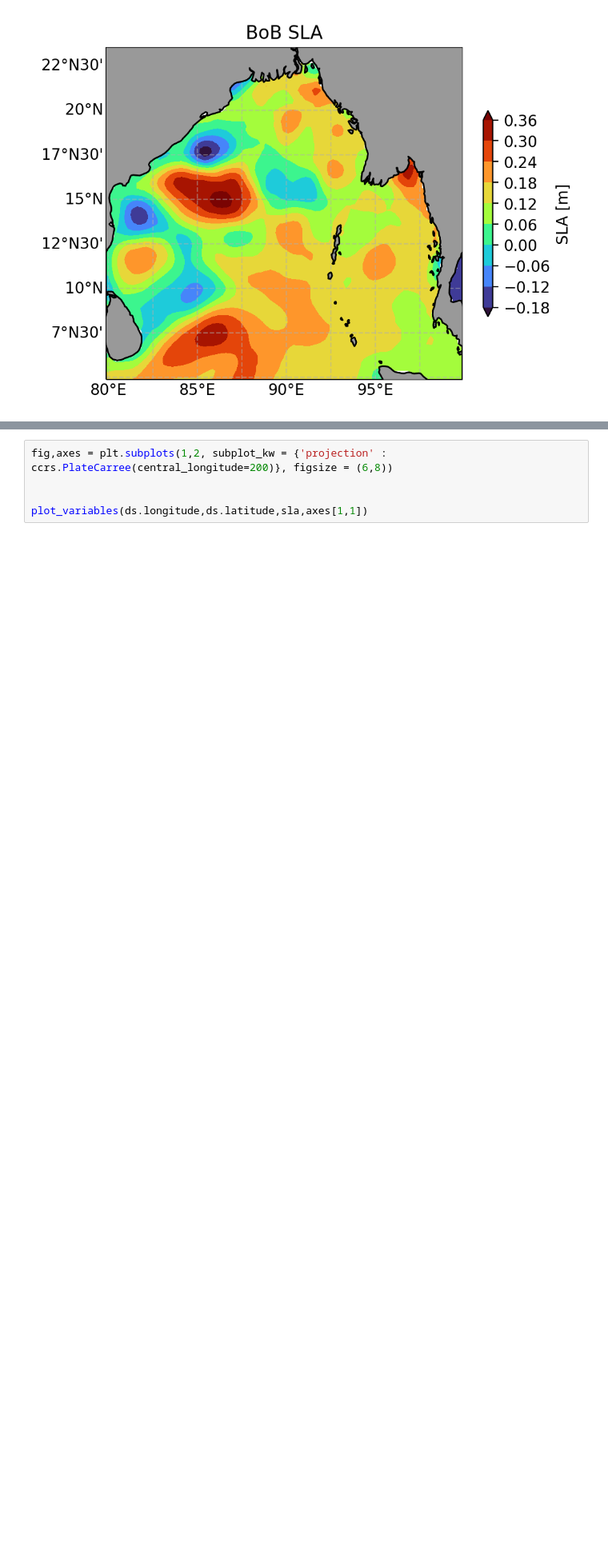
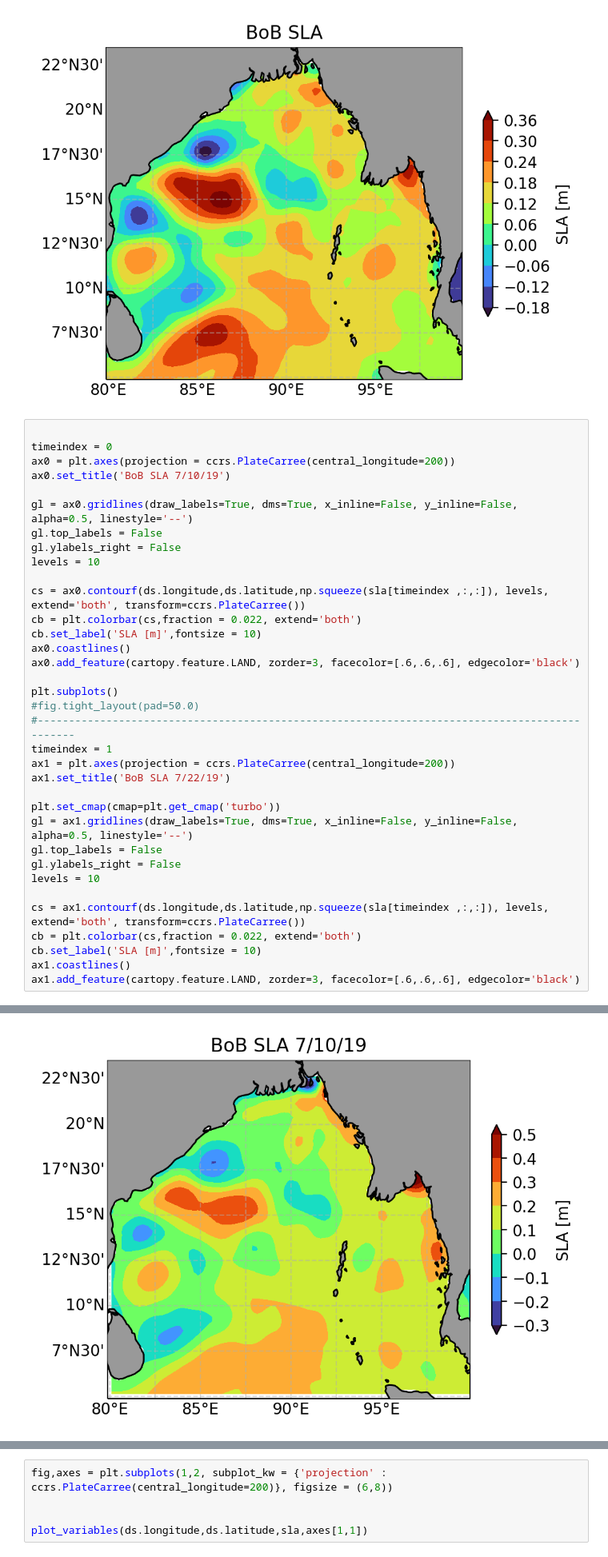
Before and after one commit to jtomfarrar/satellite_python_2022, a Jupyter notebook: notebooks/Multi-files.ipynb, the cells around one changed output, grey strips where cells are left out. Shown at 80% size. Saved outputs shown, nothing was run; the diff lists cells and outputs as text; blank space fills up the shorter version.

```diff
--- a/notebooks/Multi-files.ipynb
+++ b/notebooks/Multi-files.ipynb
@@ -173,3 +179,39 @@ if savefig:
     plt.savefig(__figdir__+'_SLA'+plotfiletype,**savefig_args)
 # %% [output]
 [figure]
+# %%
+
+timeindex = 0
+ax0 = plt.axes(projection = ccrs.PlateCarree(central_longitude=200))
+ax0.set_title('BoB SLA 7/10/19')
+
+gl = ax0.gridlines(draw_labels=True, dms=True, x_inline=False, y_inline=False, alpha=0.5, linestyle='--')
+gl.top_labels = False
+gl.ylabels_right = False
+levels = 10
+
+cs = ax0.contourf(ds.longitude,ds.latitude,np.squeeze(sla[timeindex ,:,:]), levels, extend='both', transform=ccrs.PlateCarree())
+cb = plt.colorbar(cs,fraction = 0.022, extend='both')
+cb.set_label('SLA [m]',fontsize = 10)
+ax0.coastlines()
+ax0.add_feature(cartopy.feature.LAND, zorder=3, facecolor=[.6,.6,.6], edgecolor='black')
+
+plt.subplots()
+#fig.tight_layout(pad=50.0)
+#----------------------------------------------------------------------------------------------
+timeindex = 1
+ax1 = plt.axes(projection = ccrs.PlateCarree(central_longitude=200))
+ax1.set_title('BoB SLA 7/22/19')
+
+plt.set_cmap(cmap=plt.get_cmap('turbo'))
+gl = ax1.gridlines(draw_labels=True, dms=True, x_inline=False, y_inline=False, alpha=0.5, linestyle='--')
+gl.top_labels = False
+gl.ylabels_right = False
+levels = 10
+
+cs = ax1.contourf(ds.longitude,ds.latitude,np.squeeze(sla[timeindex ,:,:]), levels, extend='both', transform=ccrs.PlateCarree())
+cb = plt.colorbar(cs,fraction = 0.022, extend='both')
+cb.set_label('SLA [m]',fontsize = 10)
+ax1.coastlines()
+ax1.add_feature(cartopy.feature.LAND, zorder=3, facecolor=[.6,.6,.6], edgecolor='black')
+# %% [output]
@@ -175,0 +219 @@ if savefig:
+[figure, added]
```
Also changed, not shown: parts of 3 cells of this notebook.
